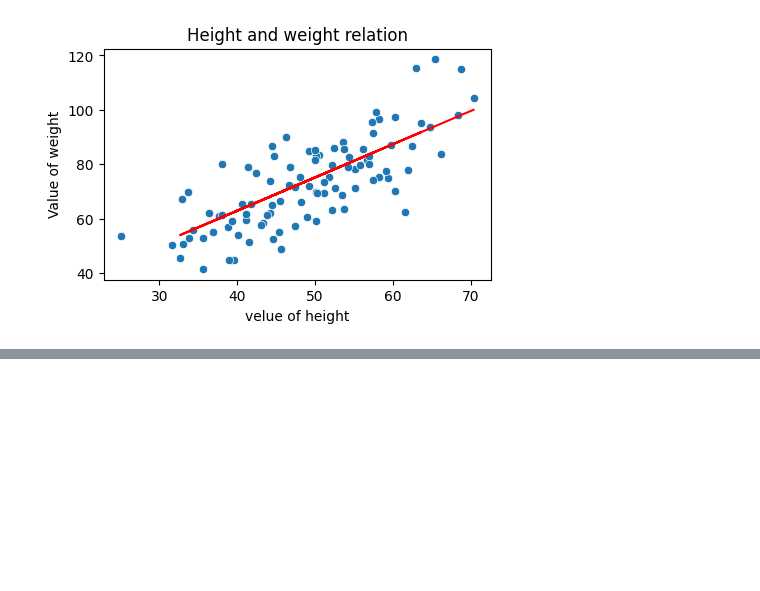
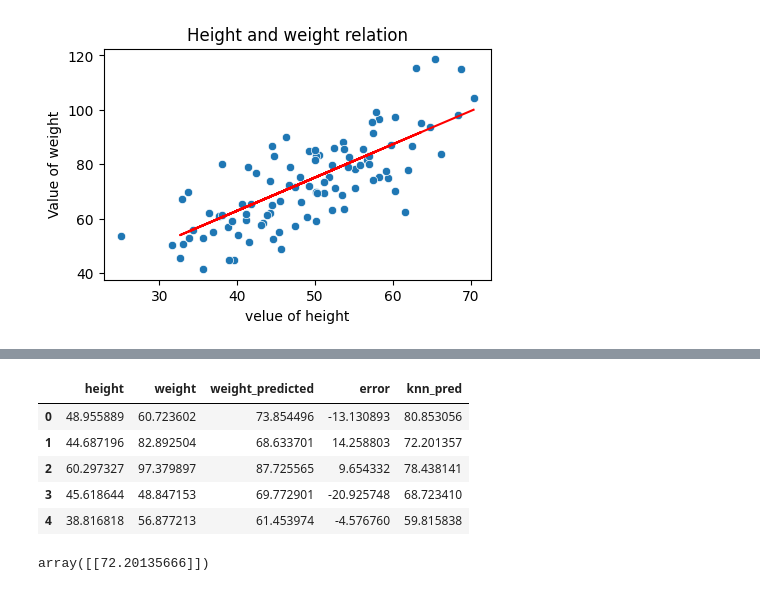
Before and after one commit to abdullah-621/Machine-Learning, a Jupyter notebook: Linear_Regression/Linear_Regression.ipynb, the cells around one changed output, grey strips where cells are left out. Cells and saved outputs as stored; diff of their text form; code cells hidden in the pictures; blank space fills up the shorter version.

```diff
--- a/Linear_Regression/Linear_Regression.ipynb
+++ b/Linear_Regression/Linear_Regression.ipynb
@@ -281,0 +288,4 @@ Text(0.5, 1.0, 'Height and weight relation')
+# %%
+Knn = KNeighborsRegressor(n_neighbors=5)
+# %%
+model2 = Knn.fit(x_train, y_train)
@@ -281,0 +317,15 @@ Text(0.5, 1.0, 'Height and weight relation')
+# %%
+df['knn_pred'] = model2.predict(df[['height']])
+# %%
+df.head()
+# %% [output]
+|  | height | weight | weight_predicted | error | knn_pred |
+| 0 | 48.955889 | 60.723602 | 73.854496 | -13.130893 | 80.853056 |
+| 1 | 44.687196 | 82.892504 | 68.633701 | 14.258803 | 72.201357 |
+| 2 | 60.297327 | 97.379897 | 87.725565 | 9.654332 | 78.438141 |
+| 3 | 45.618644 | 48.847153 | 69.772901 | -20.925748 | 68.723410 |
+| 4 | 38.816818 | 56.877213 | 61.453974 | -4.576760 | 59.815838 |
+# %%
+model2.predict([[44.687196]])
+# %% [output]
+array([[72.20135666]])
```
Also changed, not shown: parts of 10 cells of this notebook, 4 other files.
